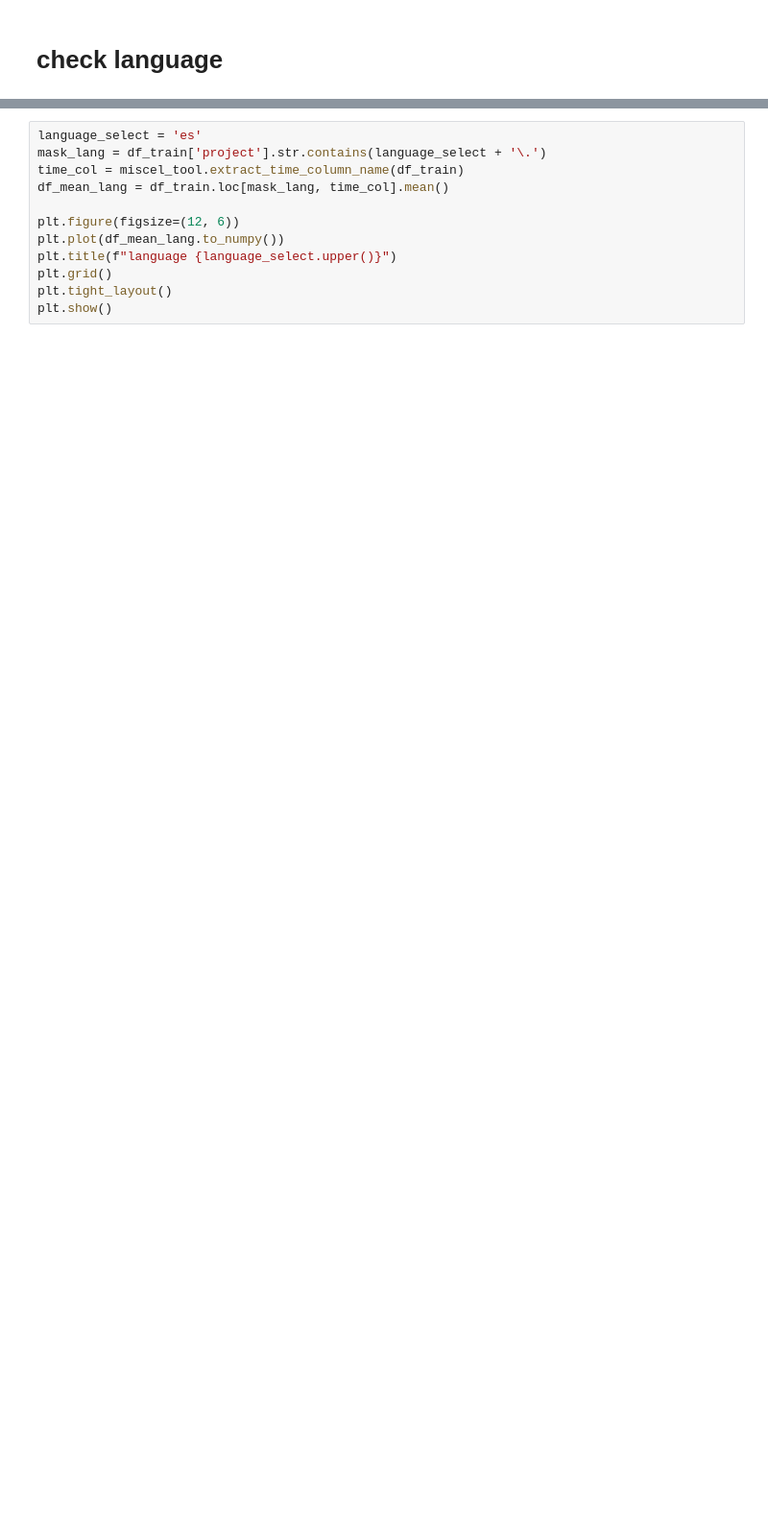
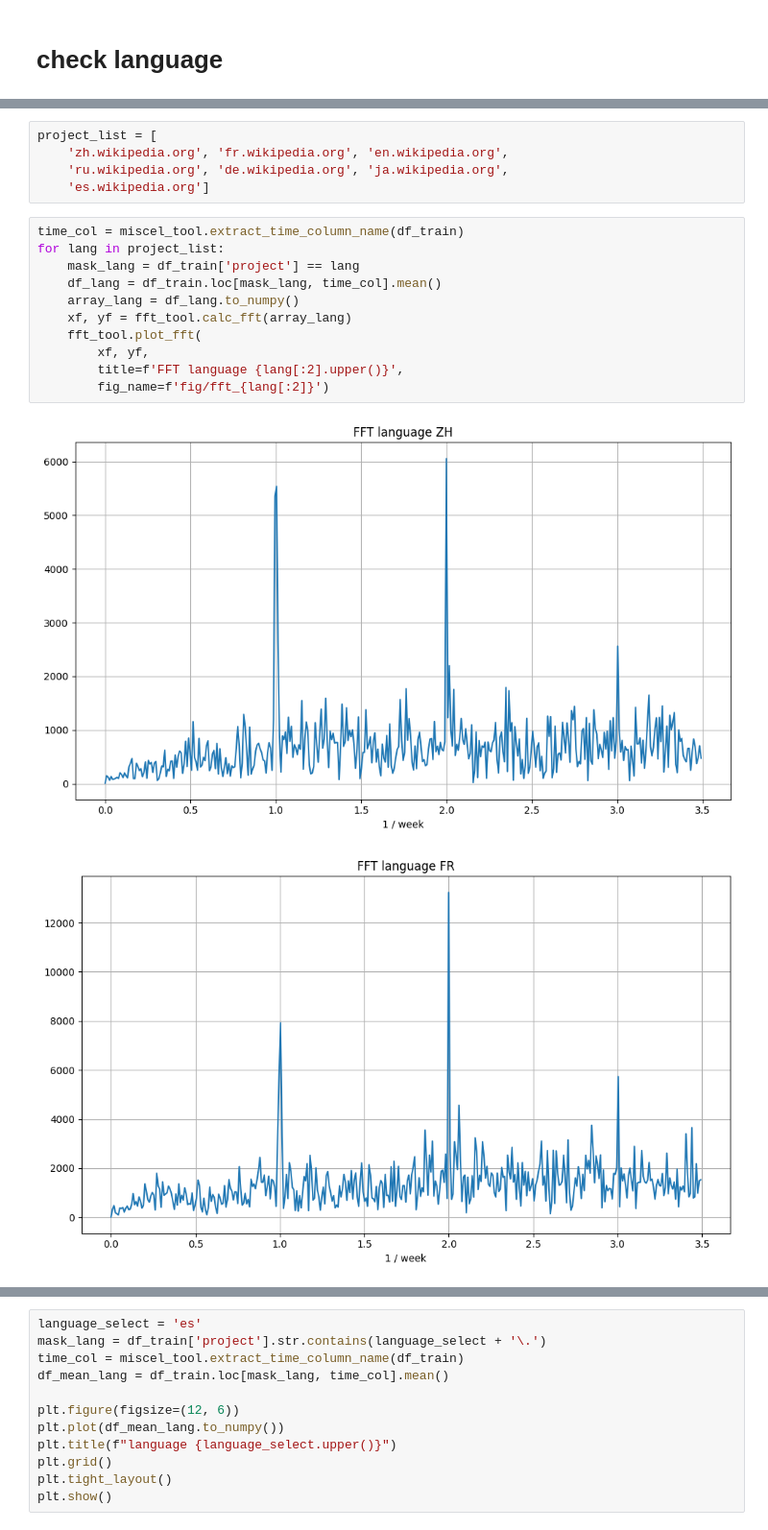
Before and after one commit to btbcy/ds_final, a Jupyter notebook: fft.ipynb, the cells around one changed output, grey strips where cells are left out. Shown at 96% size. Drawn from its saved outputs; the diff is of its cells as text; blank space fills up the shorter version.

```diff
--- a/fft.ipynb
+++ b/fft.ipynb
@@ -97,0 +73,19 @@ plt.show()
+# %%
+project_list = [
+    'zh.wikipedia.org', 'fr.wikipedia.org', 'en.wikipedia.org',
+    'ru.wikipedia.org', 'de.wikipedia.org', 'ja.wikipedia.org',
+    'es.wikipedia.org']
+# %%
+time_col = miscel_tool.extract_time_column_name(df_train)
+for lang in project_list:
+    mask_lang = df_train['project'] == lang
+    df_lang = df_train.loc[mask_lang, time_col].mean()
+    array_lang = df_lang.to_numpy()
+    xf, yf = fft_tool.calc_fft(array_lang)
+    fft_tool.plot_fft(
+        xf, yf,
+        title=f'FFT language {lang[:2].upper()}',
+        fig_name=f'fig/fft_{lang[:2]}')
+# %% [output]
+[figure, added]
+[figure, added]
```
Also changed, not shown: parts of 16 cells of this notebook, 1 other file.
